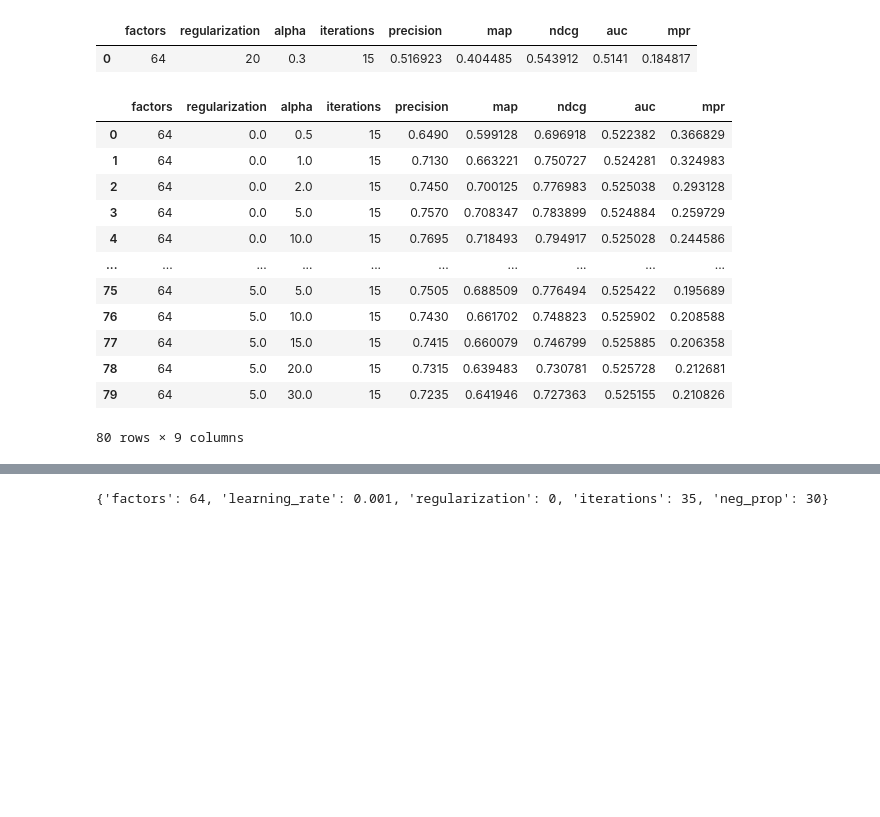
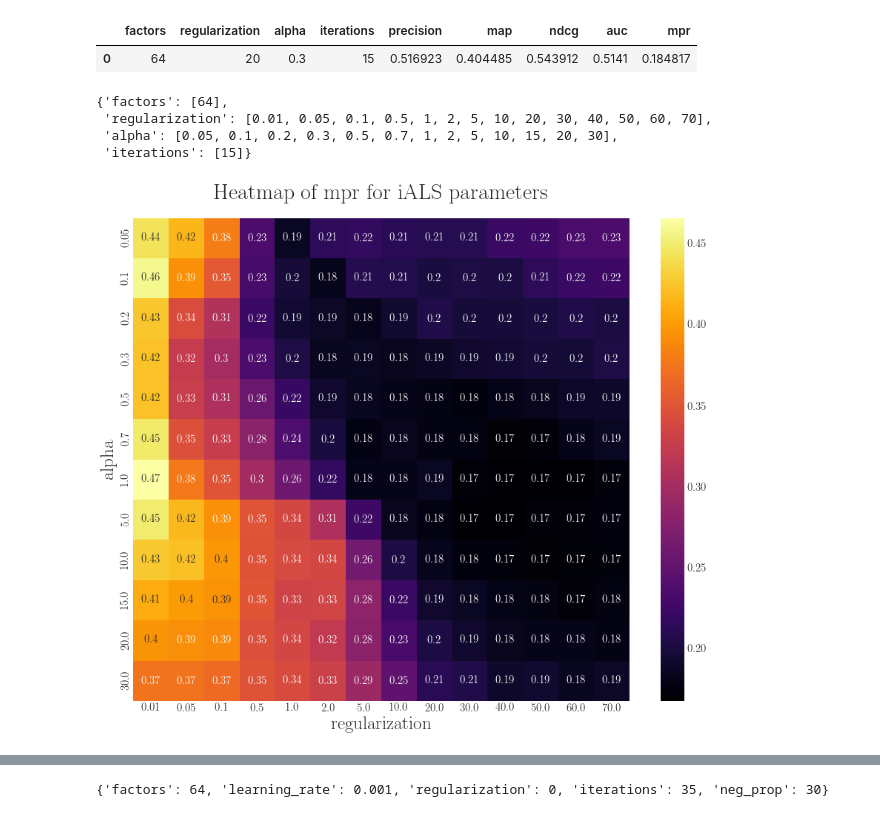
Before and after one commit to ChristophBarkey/Implicit_CF, a Jupyter notebook: testing_1.ipynb, the cells around one changed output, grey strips where cells are left out. Saved outputs shown, nothing was run; the diff lists cells and outputs as text; code cells hidden in the pictures; blank space fills up the shorter version.

```diff
--- a/testing_1.ipynb
+++ b/testing_1.ipynb
@@ -22 +66,4 @@ user_item_csr = dl.to_csr(user_item_co)
+# %%
+user_item_csr_t = dl.to_csr(user_item_co_t)
+user_item_csr_a = dl.to_csr(user_item_co_a)
 # %%
@@ -26,5 +73,11 @@ cv = CrossValidation(user_item_csr, 5)
 # %%
 test_k, train_k = cv.split_k_fold()
+# %%
+cv_t = CrossValidation(user_item_csr_t, 5)
+cv_a = CrossValidation(user_item_csr_a, 5)
+# %%
+test_t, train_t = cv_t.split_k_fold()
+test_a, train_a = cv_a.split_k_fold()
 # %%
 alpha = (user_item_csr.shape[0] * user_item_csr.shape[1] - user_item_csr.nnz) / sum(user_item_csr.data)
 # %%
@@ -90,22 +154,14 @@ hyper_test_als_t
 | 0 | 64 | 20 | 0.3 | 15 | 0.516923 | 0.404485 | 0.543912 | 0.5141 | 0.184817 |
 # %%
 hyper_test_als = pd.concat((hyper_test_als, hyper_test_als_t), axis=0)
+# %%
+space_iALS
+# %% [output]
+{'factors': [64],
+ 'regularization': [0.01, 0.05, 0.1, 0.5, 1, 2, 5, 10, 20, 30, 40, 50, 60, 70],
+ 'alpha': [0.05, 0.1, 0.2, 0.3, 0.5, 0.7, 1, 2, 5, 10, 15, 20, 30],
+ 'iterations': [15]}
 # %%
-space_iALS = {'factors' : [64], 'regularization' : [0.01, 0.05, 0.1, 0.5, 1, 2, 5, 10, 20, 30, 40], 'alpha' : [0.3, 0.5, 0.7, 1, 2, 5, 10, 15, 20, 30], 'iterations' : [15]}
-hyper_test_als = cv.hyperp_tuning(test_k, train_k, space_iALS, 'iALS')
+space_iALS = {'factors' : [64], 'regularization' : [0.01, 0.05, 0.1, 0.5, 1, 2, 5, 10, 20, 30, 40, 50, 60, 70], 'alpha' : [0.05, 0.1, 0.2, 0.3, 0.5, 0.7, 1, 5, 10, 15, 20, 30], 'iterations' : [15]}
+hyper_als_t = cv_t.hyperp_tuning(test_t, train_t, space_iALS, 'iALS')
+hyper_als_a = cv_a.hyperp_tuning(test_a, train_a, space_iALS, 'iALS')
-# %%
-hyper_test_als
-# %% [output]
-|  | factors | regularization | alpha | iterations | precision | map | ndcg | auc | mpr |
-| 0 | 64 | 0.0 | 0.5 | 15 | 0.6490 | 0.599128 | 0.696918 | 0.522382 | 0.366829 |
-| 1 | 64 | 0.0 | 1.0 | 15 | 0.7130 | 0.663221 | 0.750727 | 0.524281 | 0.324983 |
-| 2 | 64 | 0.0 | 2.0 | 15 | 0.7450 | 0.700125 | 0.776983 | 0.525038 | 0.293128 |
-| 3 | 64 | 0.0 | 5.0 | 15 | 0.7570 | 0.708347 | 0.783899 | 0.524884 | 0.259729 |
-| 4 | 64 | 0.0 | 10.0 | 15 | 0.7695 | 0.718493 | 0.794917 | 0.525028 | 0.244586 |
-| ... | ... | ... | ... | ... | ... | ... | ... | ... | ... |
-| 75 | 64 | 5.0 | 5.0 | 15 | 0.7505 | 0.688509 | 0.776494 | 0.525422 | 0.195689 |
-| 76 | 64 | 5.0 | 10.0 | 15 | 0.7430 | 0.661702 | 0.748823 | 0.525902 | 0.208588 |
-| 77 | 64 | 5.0 | 15.0 | 15 | 0.7415 | 0.660079 | 0.746799 | 0.525885 | 0.206358 |
-| 78 | 64 | 5.0 | 20.0 | 15 | 0.7315 | 0.639483 | 0.730781 | 0.525728 | 0.212681 |
-| 79 | 64 | 5.0 | 30.0 | 15 | 0.7235 | 0.641946 | 0.727363 | 0.525155 | 0.210826 |
-80 rows × 9 columns
@@ -111,0 +171,5 @@ hyper_test_als
+# %%
+vis = Visualize()
+vis.get_heatmap(hyper_als_t, 'iALS', 'mpr')
+# %% [output]
+[figure, added]
```
Also changed, not shown: parts of 28 cells of this notebook, 2 other files.
